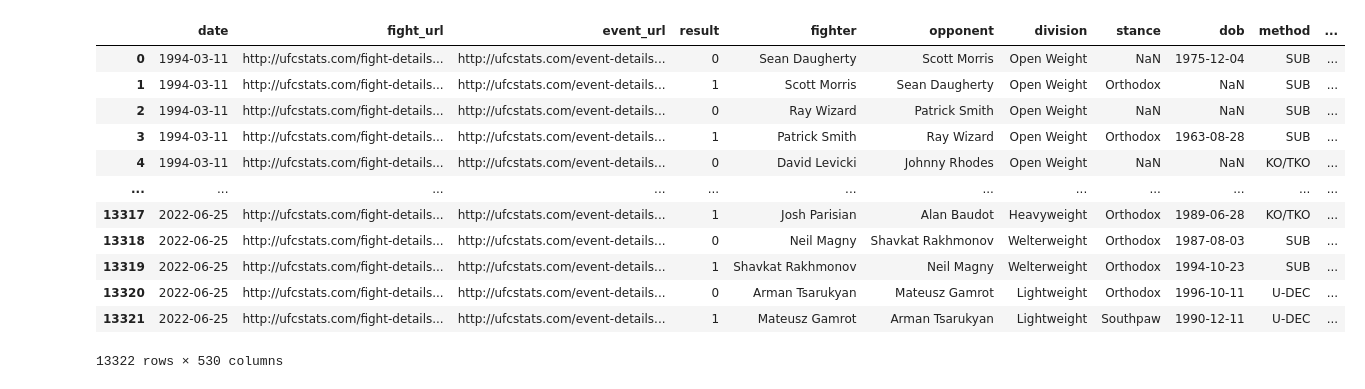
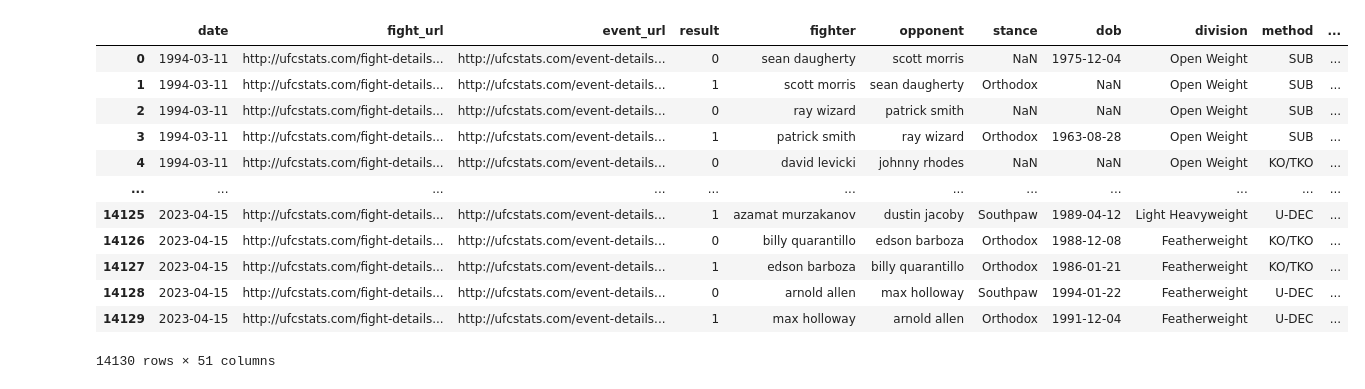
Before and after one commit to YeoWeiHan123/MMA-Contextual-Bandit, a Jupyter notebook: bt4014-mma.ipynb, the cells around one changed output. Cells and saved outputs as stored; diff of their text form; code cells hidden in the pictures.

```diff
--- a/bt4014-mma.ipynb
+++ b/bt4014-mma.ipynb
@@ -8,23 +4,48 @@ import datetime
+# %%
+# Using the basic stats as outlined in the dataset description
+masterMLpublic = pd.read_csv("/kaggle/input/mma-differentials-and-elo/masterMLpublic.csv",
+                            usecols = [
+                                "date", "fight_url", "event_url", "result", "fighter",
+                                "opponent", "division", "stance", "dob", "method",
+                                "total_comp_time", "round", "time", "fighter_url",
+                                "opponent_url", "referee", "time_format", "reach", "height",
+                                "age", "knockdowns", "sub_attempts", "reversals", "control",
+                                "takedowns_landed", "takedowns_attempts",
+                                "sig_strikes_landed", "sig_strikes_attempts",
+                                "total_strikes_landed", "total_strikes_attempts",
+                                "head_strikes_landed", "head_strikes_attempts",
+                                "body_strikes_landed", "body_strikes_attempts",
+                                "leg_strikes_landed", "leg_strikes_attempts",
+                                "distance_strikes_landed", "distance_strikes_attempts",
+                                "clinch_strikes_landed", "clinch_strikes_attempts",
+                                "ground_strikes_landed", "ground_strikes_attempts",
+                                "KO_losses", "days_since_last_comp", "lose_streak",
+                                "win_streak", "win_loss_ratio", "total_comp_time", "stamina",
+                                "num_fights", "trueskill", "elo"
+                            ])
+# Convert the date column from object into datetime
+masterMLpublic["date"] = pd.to_datetime(masterMLpublic["date"]).dt.date
+masterMLpublic
+# %% [output]
+|  | date | fight_url | event_url | result | fighter | opponent | stance | dob | division | method | ... |
+| 0 | 1994-03-11 | http://ufcstats.com/fight-details... | http://ufcstats.com/event-details... | 0 | sean daugherty | scott morris | NaN | 1975-12-04 | Open Weight | SUB | ... |
+| 1 | 1994-03-11 | http://ufcstats.com/fight-details... | http://ufcstats.com/event-details... | 1 | scott morris | sean daugherty | Orthodox | NaN | Open Weight | SUB | ... |
+| 2 | 1994-03-11 | http://ufcstats.com/fight-details... | http://ufcstats.com/event-details... | 0 | ray wizard | patrick smith | NaN | NaN | Open Weight | SUB | ... |
+| 3 | 1994-03-11 | http://ufcstats.com/fight-details... | http://ufcstats.com/event-details... | 1 | patrick smith | ray wizard | Orthodox | 1963-08-28 | Open Weight | SUB | ... |
+| 4 | 1994-03-11 | http://ufcstats.com/fight-details... | http://ufcstats.com/event-details... | 0 | david levicki | johnny rhodes | NaN | NaN | Open Weight | KO/TKO | ... |
+| ... | ... | ... | ... | ... | ... | ... | ... | ... | ... | ... | ... |
+| 14125 | 2023-04-15 | http://ufcstats.com/fight-details... | http://ufcstats.com/event-details... | 1 | azamat murzakanov | dustin jacoby | Southpaw | 1989-04-12 | Light Heavyweight | U-DEC | ... |
+| 14126 | 2023-04-15 | http://ufcstats.com/fight-details... | http://ufcstats.com/event-details... | 0 | billy quarantillo | edson barboza | Orthodox | 1988-12-08 | Featherweight | KO/TKO | ... |
+| 14127 | 2023-04-15 | http://ufcstats.com/fight-details... | http://ufcstats.com/event-details... | 1 | edson barboza | billy quarantillo | Orthodox | 1986-01-21 | Featherweight | KO/TKO | ... |
+| 14128 | 2023-04-15 | http://ufcstats.com/fight-details... | http://ufcstats.com/event-details... | 0 | arnold allen | max holloway | Southpaw | 1994-01-22 | Featherweight | U-DEC | ... |
+| 14129 | 2023-04-15 | http://ufcstats.com/fight-details... | http://ufcstats.com/event-details... | 1 | max holloway | arnold allen | Orthodox | 1991-12-04 | Featherweight | U-DEC | ... |
+14130 rows × 51 columns
 # %%
 # for col in masterMLpublic.columns:
 #     print(col)
 # %%
-masterdataframe = pd.read_csv("/kaggle/input/mma-differentials-and-elo/masterdataframe.csv")
-masterdataframe
+# masterdataframe = pd.read_csv("/kaggle/input/mma-differentials-and-elo/masterdataframe.csv")
+# masterdataframe
-# %% [output]
-|  | date | fight_url | event_url | result | fighter | opponent | division | stance | dob | method | ... |
-| 0 | 1994-03-11 | http://ufcstats.com/fight-details... | http://ufcstats.com/event-details... | 0 | Sean Daugherty | Scott Morris | Open Weight | NaN | 1975-12-04 | SUB | ... |
-| 1 | 1994-03-11 | http://ufcstats.com/fight-details... | http://ufcstats.com/event-details... | 1 | Scott Morris | Sean Daugherty | Open Weight | Orthodox | NaN | SUB | ... |
-| 2 | 1994-03-11 | http://ufcstats.com/fight-details... | http://ufcstats.com/event-details... | 0 | Ray Wizard | Patrick Smith | Open Weight | NaN | NaN | SUB | ... |
-| 3 | 1994-03-11 | http://ufcstats.com/fight-details... | http://ufcstats.com/event-details... | 1 | Patrick Smith | Ray Wizard | Open Weight | Orthodox | 1963-08-28 | SUB | ... |
-| 4 | 1994-03-11 | http://ufcstats.com/fight-details... | http://ufcstats.com/event-details... | 0 | David Levicki | Johnny Rhodes | Open Weight | NaN | NaN | KO/TKO | ... |
-| ... | ... | ... | ... | ... | ... | ... | ... | ... | ... | ... | ... |
-| 13317 | 2022-06-25 | http://ufcstats.com/fight-details... | http://ufcstats.com/event-details... | 1 | Josh Parisian | Alan Baudot | Heavyweight | Orthodox | 1989-06-28 | KO/TKO | ... |
-| 13318 | 2022-06-25 | http://ufcstats.com/fight-details... | http://ufcstats.com/event-details... | 0 | Neil Magny | Shavkat Rakhmonov | Welterweight | Orthodox | 1987-08-03 | SUB | ... |
-| 13319 | 2022-06-25 | http://ufcstats.com/fight-details... | http://ufcstats.com/event-details... | 1 | Shavkat Rakhmonov | Neil Magny | Welterweight | Orthodox | 1994-10-23 | SUB | ... |
-| 13320 | 2022-06-25 | http://ufcstats.com/fight-details... | http://ufcstats.com/event-details... | 0 | Arman Tsarukyan | Mateusz Gamrot | Lightweight | Orthodox | 1996-10-11 | U-DEC | ... |
-| 13321 | 2022-06-25 | http://ufcstats.com/fight-details... | http://ufcstats.com/event-details... | 1 | Mateusz Gamrot | Arman Tsarukyan | Lightweight | Southpaw | 1990-12-11 | U-DEC | ... |
-13322 rows × 530 columns
 # %%
 # for col in masterdataframe.columns:
 #     print(col)
```
Also changed, not shown: parts of 8 cells of this notebook.
